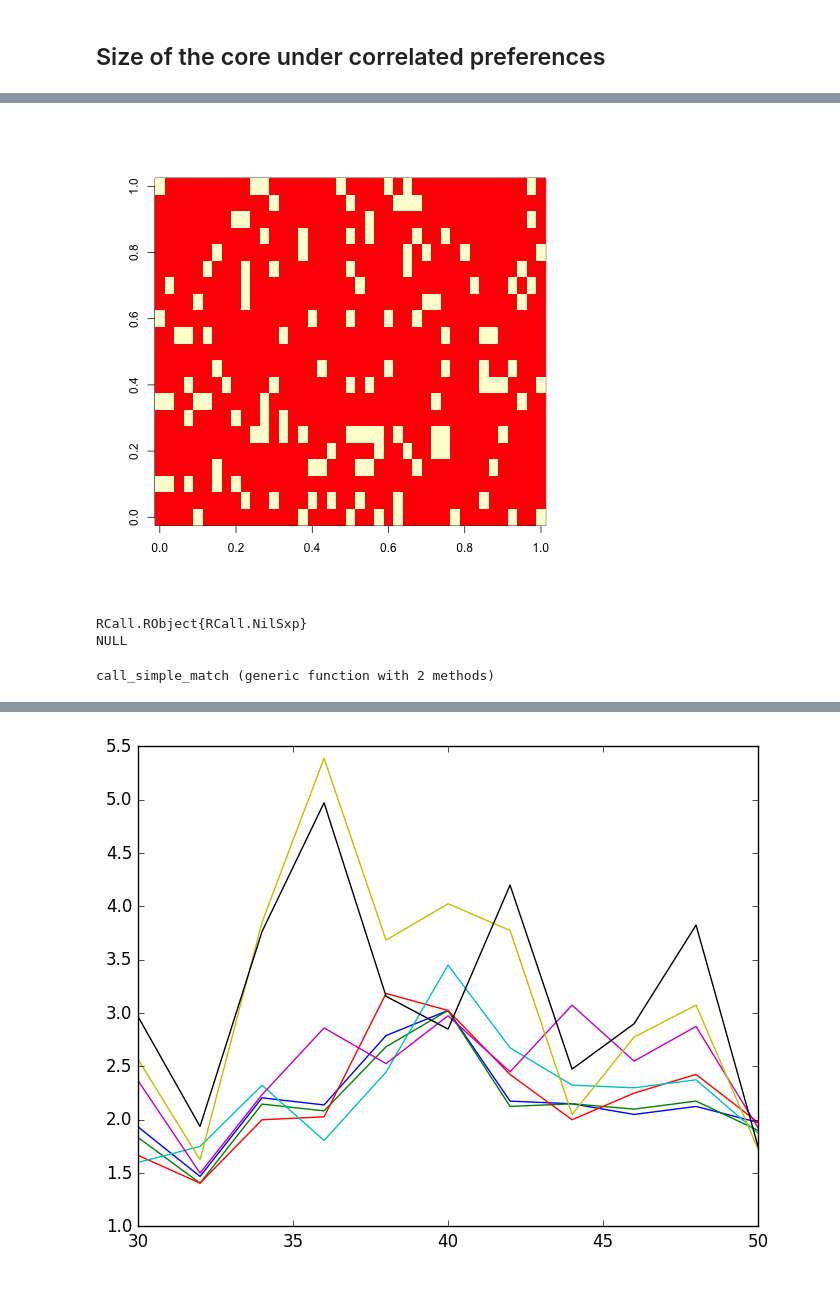
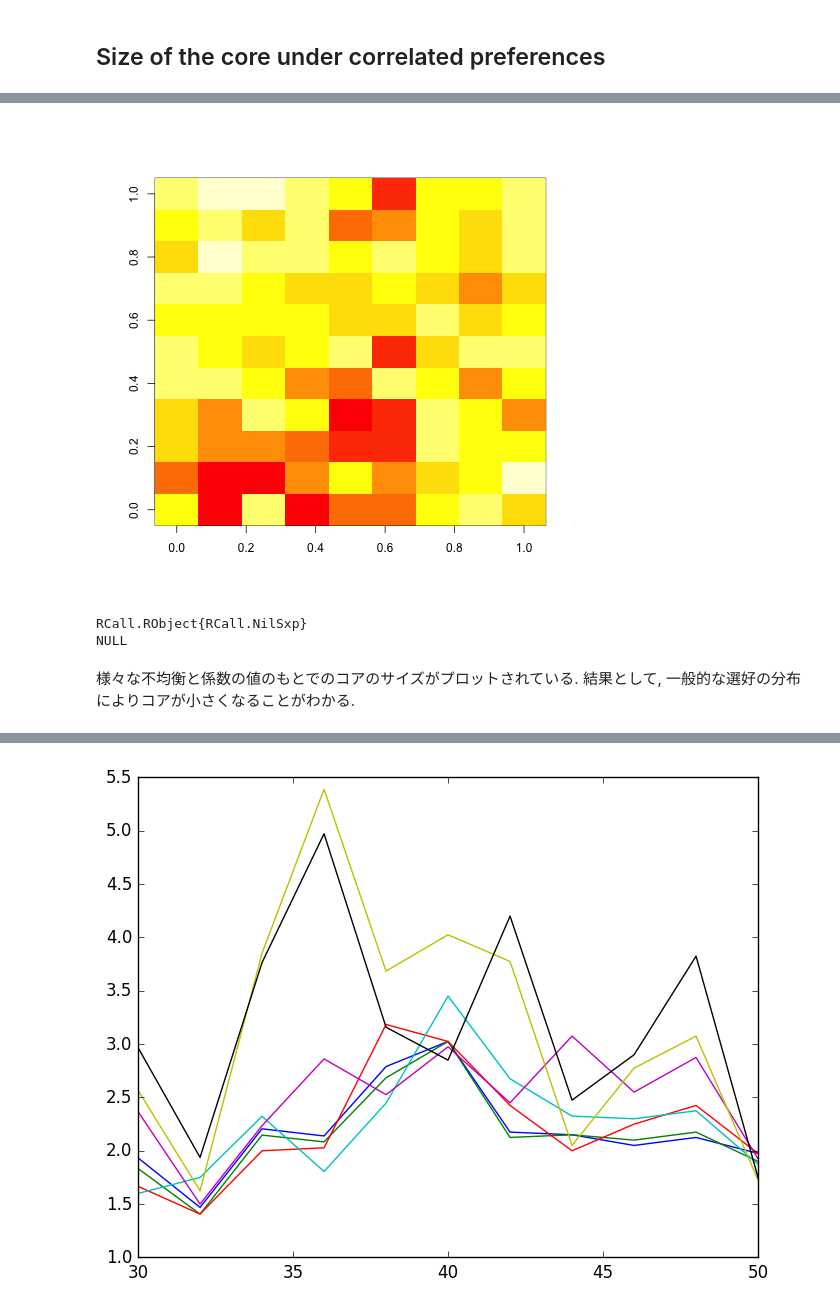
Before and after one commit to nswa17/gasshuku, a Jupyter notebook: Unbalanced Matching Markets The Stark Effect of Competition.ipynb, the cells around one changed output, grey strips where cells are left out. Saved outputs shown, nothing was run; the diff lists cells and outputs as text; code cells hidden in the pictures.

```diff
--- a/Unbalanced Matching Markets The Stark Effect of Competition.ipynb
+++ b/Unbalanced Matching Markets The Stark Effect of Competition.ipynb
@@ -656,6 +608,0 @@ R"get_ranks <- function(prefs, include_self = TRUE) {
-# %%
-m, n = 10, 10
-m_prefs, f_prefs = generate_random_preference_data(m, n)
-matchings = list_all_matchings(m, n)
-println(count_stable_matchings(matchings, m_prefs, f_prefs))
-get_stable_matchings(matchings, m_prefs, f_prefs)
@@ -697,4 +608,0 @@ count_stable_matchings_fast(m_prefs, f_prefs)
-# %%
-m, n = 50, 50
-m_prefs, f_prefs = generate_random_preference_data(m, n)
-@time count_stable_matchings_fast(m_prefs, f_prefs)
@@ -735,22 +625,31 @@ call_simple_match (generic function with 2 methods)
 # %%
 m = 20
 n = 20
-gamma_range = -20:20
-beta_range = 0:20
-pmms3d = Array(Float64, length(gamma_range), length(beta_range))
+gamma_range = -20:5:20
+beta_range = 0:2:20
+loops = 10
+pmms3d = Array(Float64, loops, length(gamma_range), length(beta_range))
+
 for (i, gamma) in enumerate(gamma_range)
     for (j, beta) in enumerate(beta_range)
-        m_prefs, f_prefs = get_mn_prefs_by_utility(m, n, beta, gamma)
-        pmms3d[i, j] = pmm_fast(m_prefs, f_prefs)
+        for l in 1:loops
+            m_x_as, f_x_as, m_x_ds, f_x_ds = set_x_as(m), set_x_as(n), set_x_ds(m), set_x_ds(n)
+            m_prefs, f_prefs = get_mn_prefs_by_utility(m, n, beta, gamma, m_x_as, f_x_as, m_x_ds, f_x_ds)
+            pmms3d[l, i, j] = pmm_fast(m_prefs, f_prefs)
+        end
     end
 end
-# %%
-R"image($pmms3d)"
-# %% [output]
-[figure, removed]
-RCall.RObject{RCall.NilSxp}
-NULL
-# %%
-include("da2.jl")
-# %% [output]
-call_simple_match (generic function with 2 methods)
+# %%
+pmms3drev = Array(Float64, length(gamma_range), length(beta_range))
+
+for i in 1:length(gamma_range)
+    for j in 1:length(beta_range)
+        pmms3drev[i, j] = mean(pmms3d[:, i, j])
+    end
+end
+
+R"image($pmms3drev)"
+# %% [output]
+[figure, added]
+RCall.RObject{RCall.NilSxp}
+NULL
@@ -757 +683,4 @@ call_simple_match (generic function with 2 methods)
+# %% [markdown]
+様々な不均衡と係数の値のもとでのコアのサイズがプロットされている.
+結果として, 一般的な選好の分布によりコアが小さくなることがわかる.
 # %%
```
Also changed, not shown: parts of 35 cells of this notebook, 1 other file.
